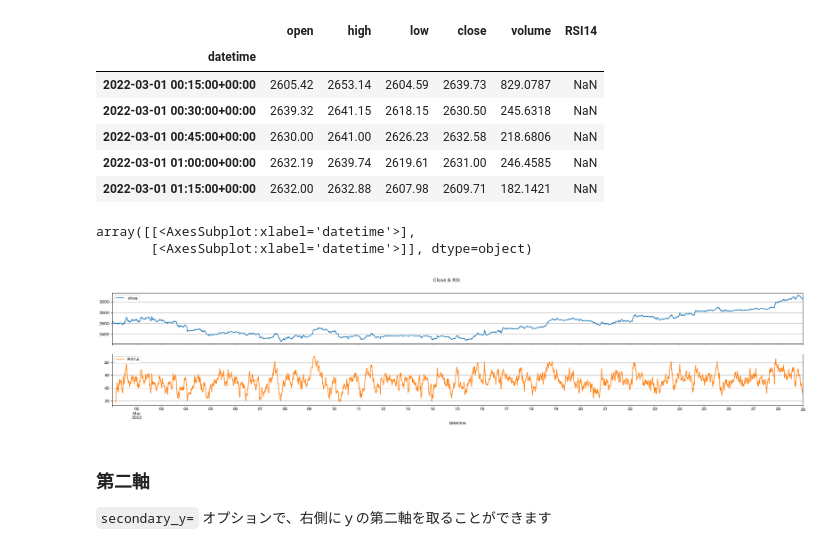
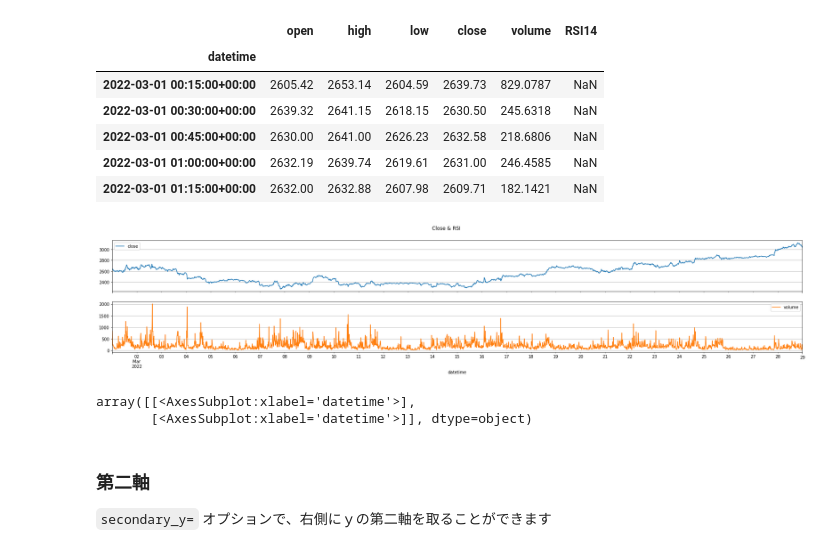
Before and after one commit to fin-py/botter4visualization, a Jupyter notebook: source/static_plots.ipynb, the cells around one changed output. Cells and saved outputs as stored; diff of their text form; code cells hidden in the pictures.

```diff
--- a/source/static_plots.ipynb
+++ b/source/static_plots.ipynb
@@ -114,19 +116,22 @@ df_ohlc_btc_eur.head()
 | 2022-03-01 01:00:00+00:00 | 2632.19 | 2639.74 | 2619.61 | 2631.00 | 246.4585 | NaN |
 | 2022-03-01 01:15:00+00:00 | 2632.00 | 2632.88 | 2607.98 | 2609.71 | 182.1421 | NaN |
 # %%
-df_ohlc_btc_eur[["close", "RSI14"]].plot(
+fig = df_ohlc_btc_eur[["close", "volume"]].plot(
     grid=True,
     figsize=(30,5),
     title="Close & RSI",
     legend=True,
     subplots=True,
     layout=(2,1), # レイアウト（行,欄）
 
     )
 # %% [output]
-array([[<AxesSubplot:xlabel='datetime'>],
-       [<AxesSubplot:xlabel='datetime'>]], dtype=object)
-[figure, old version]
+[figure, new version]
+# %%
+fig
+# %% [output]
+array([[<AxesSubplot:xlabel='datetime'>],
+       [<AxesSubplot:xlabel='datetime'>]], dtype=object)
 # %% [markdown]
 ### 第二軸
 
```
Also changed, not shown: parts of 4 cells of this notebook, 2 other files.
